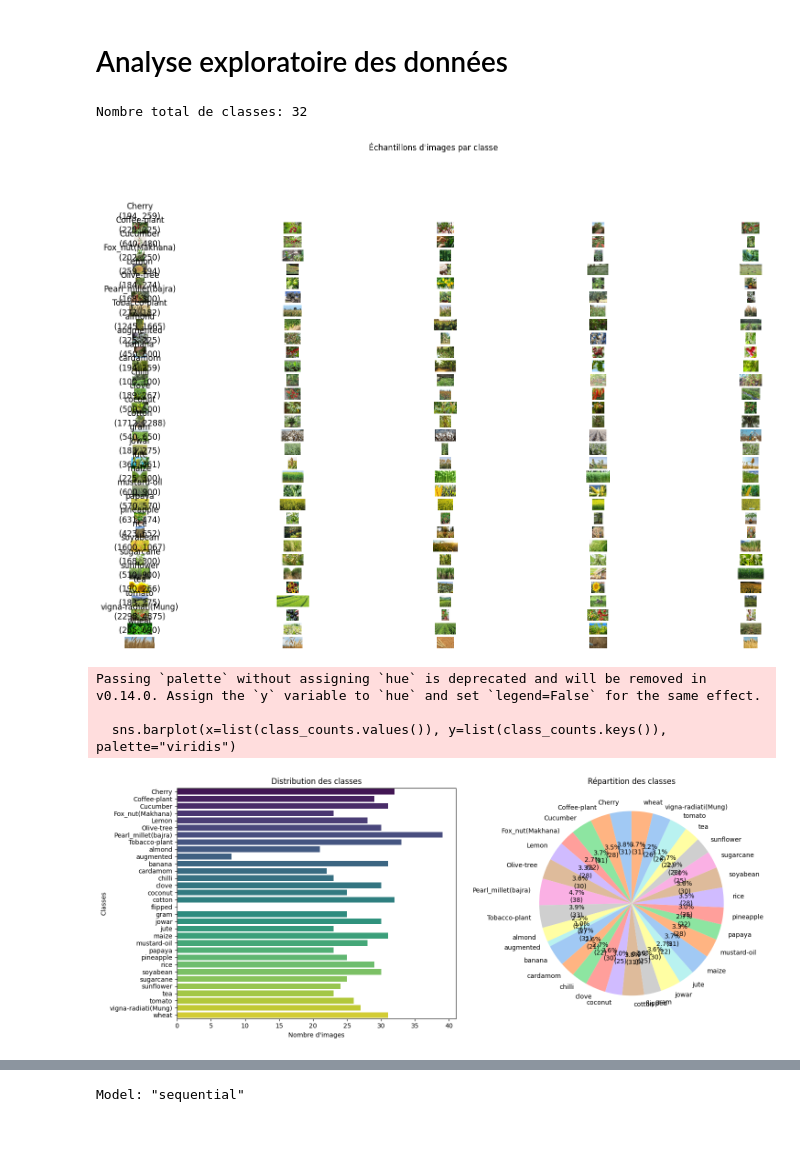
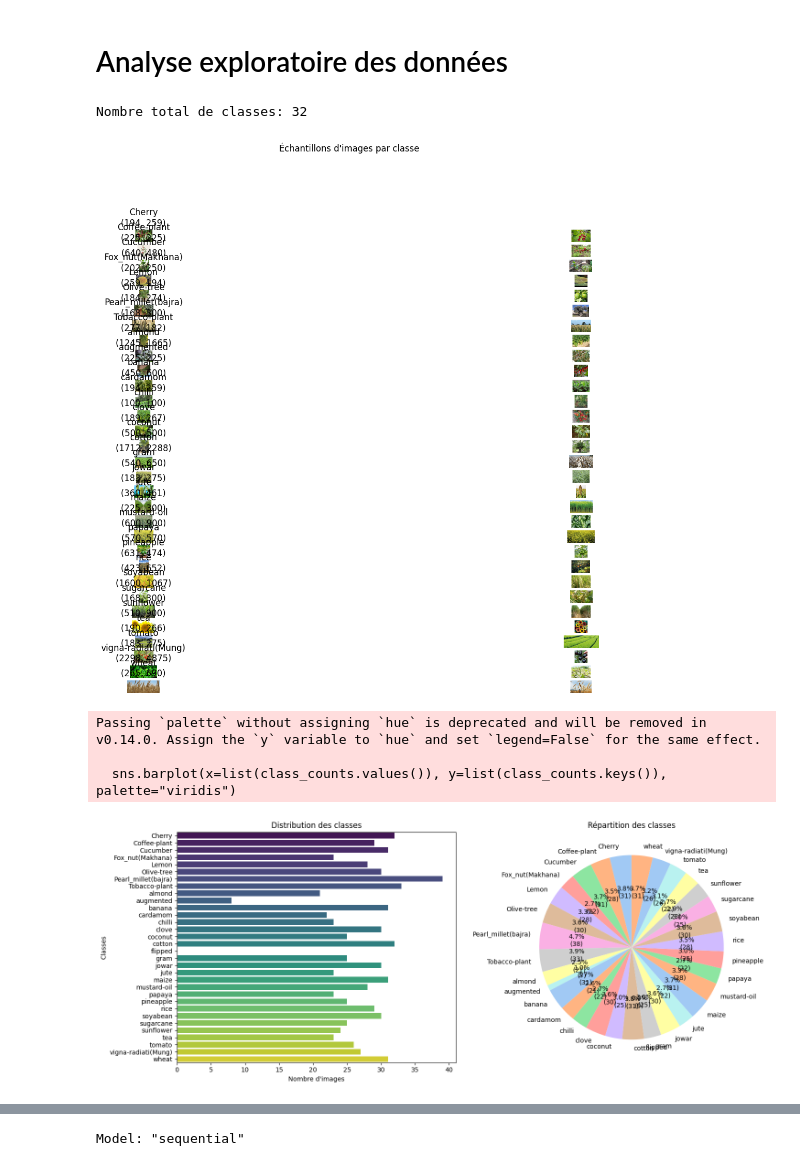
Before and after one commit to AbouCamara/IA-FORCE-N, a Jupyter notebook: Système_de_Classification_d'images_de_cultures_agricoles.ipynb, the cells around one changed output, grey strips where cells are left out. Drawn from its saved outputs; the diff is of its cells as text; code cells hidden in the pictures; blank space fills up the shorter version.

```diff
--- a/Système_de_Classification_d'images_de_cultures_agricoles.ipynb
+++ b/Système_de_Classification_d'images_de_cultures_agricoles.ipynb
@@ -206,7 +206,7 @@ Chargement 22 images de la classe cardamom...
 DATASET_PATH = '/content/drive/MyDrive/Data/extracted_files/Agricultural-crops'
 
 # Nombre d'échantillons à visualiser par classe
-SAMPLE_PER_CLASS = 5
+SAMPLE_PER_CLASS = 2
 
 # 1. Exploration initiale du dataset
 class_counts = defaultdict(int)
@@ -280,34 +280,34 @@ min_count = min(class_counts.values())
 
 if min_count/max_count < balance_threshold:
     print("\n⚠️ Alerte: Déséquilibre important détecté !")
     print(f"Ratio min/max: {min_count/max_count:.2f}")
     print("Solutions possibles:")
     print("- Data Augmentation pour les classes minoritaires")
     print("- Rééchantillonnage (oversampling/undersampling)")
     print("- Utilisation de class weights pendant l'entraînement")
 else:
     print("\n✅ Distribution relativement équilibrée")
 
 # 6. Visualisation avancée des dimensions d'images
 sizes = []
 for class_name in class_names:
     class_dir = os.path.join(DATASET_PATH, class_name)
     for img_file in os.listdir(class_dir)[:100]:  # Échantillonner pour gagner du temps
         img = cv2.imread(os.path.join(class_dir, img_file))
         if img is not None:
             sizes.append(img.shape[:2])
 
 sizes = np.array(sizes)
 plt.figure(figsize=(12, 6))
 plt.scatter(sizes[:, 1], sizes[:, 0], alpha=0.4)  # width vs height
 plt.title("Distribution des dimensions des images")
 plt.xlabel("Largeur (pixels)")
 plt.ylabel("Hauteur (pixels)")
 plt.grid(True)
 plt.show()
 # %% [output]
 Nombre total de classes: 32
-[figure, old version]
+[figure, new version]
 Passing `palette` without assigning `hue` is deprecated and will be removed in v0.14.0. Assign the `y` variable to `hue` and set `legend=False` for the same effect.
 
   sns.barplot(x=list(class_counts.values()), y=list(class_counts.keys()), palette="viridis")
```
